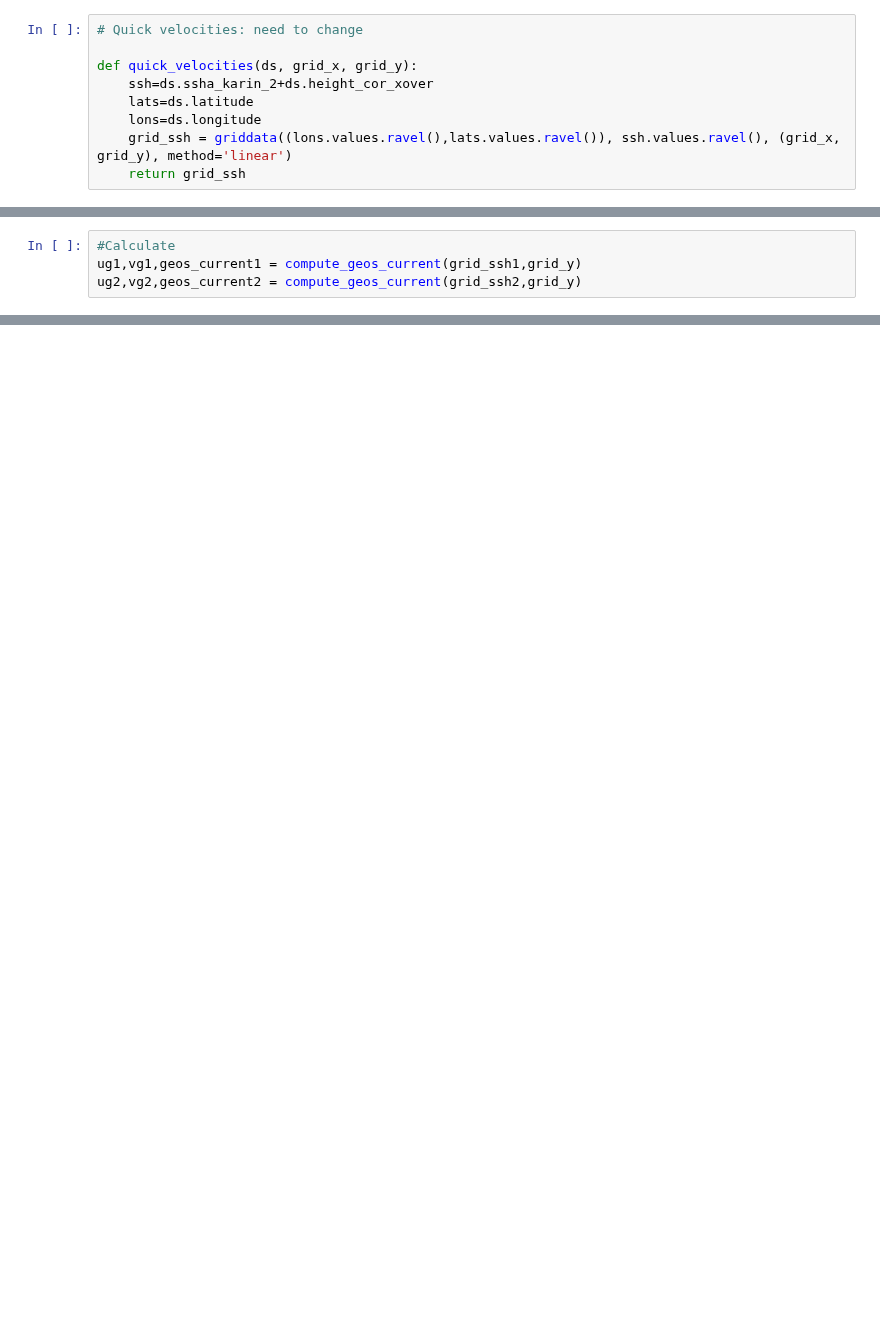
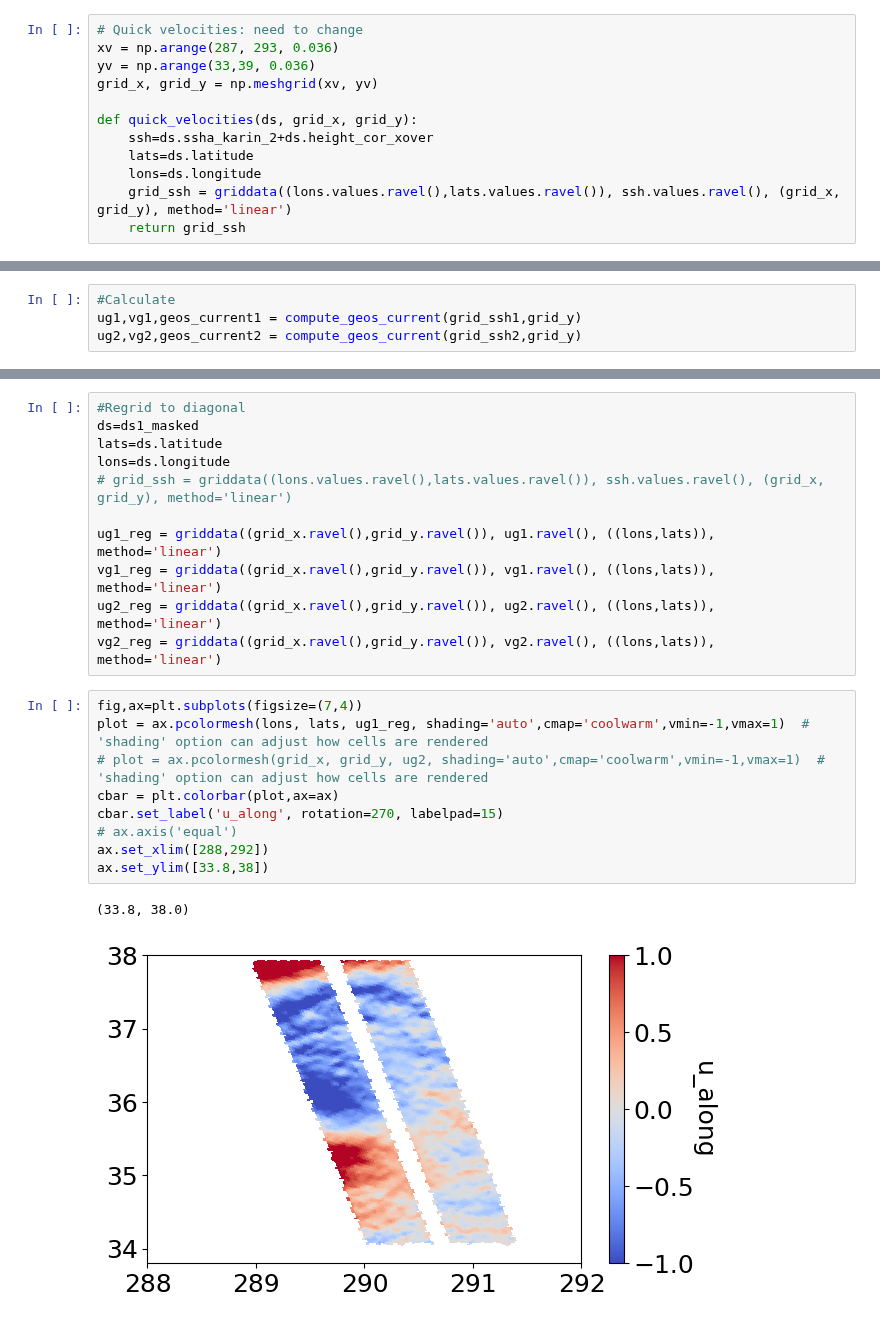
Before and after one commit to mcornec/GO-SWACE, a Jupyter notebook: compute_vorticity_strain.ipynb, the cells around one changed output, grey strips where cells are left out. Cells and saved outputs as stored; diff of their text form; blank space fills up the shorter version.

```diff
--- a/compute_vorticity_strain.ipynb
+++ b/compute_vorticity_strain.ipynb
@@ -78,5 +170,8 @@ grid_x, grid_y = np.meshgrid(xv, yv)
 # %%
 # Quick velocities: need to change
+xv = np.arange(287, 293, 0.036)
+yv = np.arange(33,39, 0.036)
+grid_x, grid_y = np.meshgrid(xv, yv)
 
 def quick_velocities(ds, grid_x, grid_y):
     ssh=ds.ssha_karin_2+ds.height_cor_xover
@@ -208,0 +250,23 @@ easting, northing, zone_number, zone_letter = utm.from_latlon(latitude, longitud
+# %%
+#Regrid to diagonal
+ds=ds1_masked
+lats=ds.latitude
+lons=ds.longitude
+# grid_ssh = griddata((lons.values.ravel(),lats.values.ravel()), ssh.values.ravel(), (grid_x, grid_y), method='linear')
+
+ug1_reg = griddata((grid_x.ravel(),grid_y.ravel()), ug1.ravel(), ((lons,lats)), method='linear')
+vg1_reg = griddata((grid_x.ravel(),grid_y.ravel()), vg1.ravel(), ((lons,lats)), method='linear')
+ug2_reg = griddata((grid_x.ravel(),grid_y.ravel()), ug2.ravel(), ((lons,lats)), method='linear')
+vg2_reg = griddata((grid_x.ravel(),grid_y.ravel()), vg2.ravel(), ((lons,lats)), method='linear')
+# %%
+fig,ax=plt.subplots(figsize=(7,4))
+plot = ax.pcolormesh(lons, lats, ug1_reg, shading='auto',cmap='coolwarm',vmin=-1,vmax=1)  # 'shading' option can adjust how cells are rendered
+# plot = ax.pcolormesh(grid_x, grid_y, ug2, shading='auto',cmap='coolwarm',vmin=-1,vmax=1)  # 'shading' option can adjust how cells are rendered
+cbar = plt.colorbar(plot,ax=ax)
+cbar.set_label('u_along', rotation=270, labelpad=15)
+# ax.axis('equal')
+ax.set_xlim([288,292])
+ax.set_ylim([33.8,38])
+# %% [output]
+(33.8, 38.0)
+[figure, added]
```
Also changed, not shown: parts of 38 cells of this notebook.
